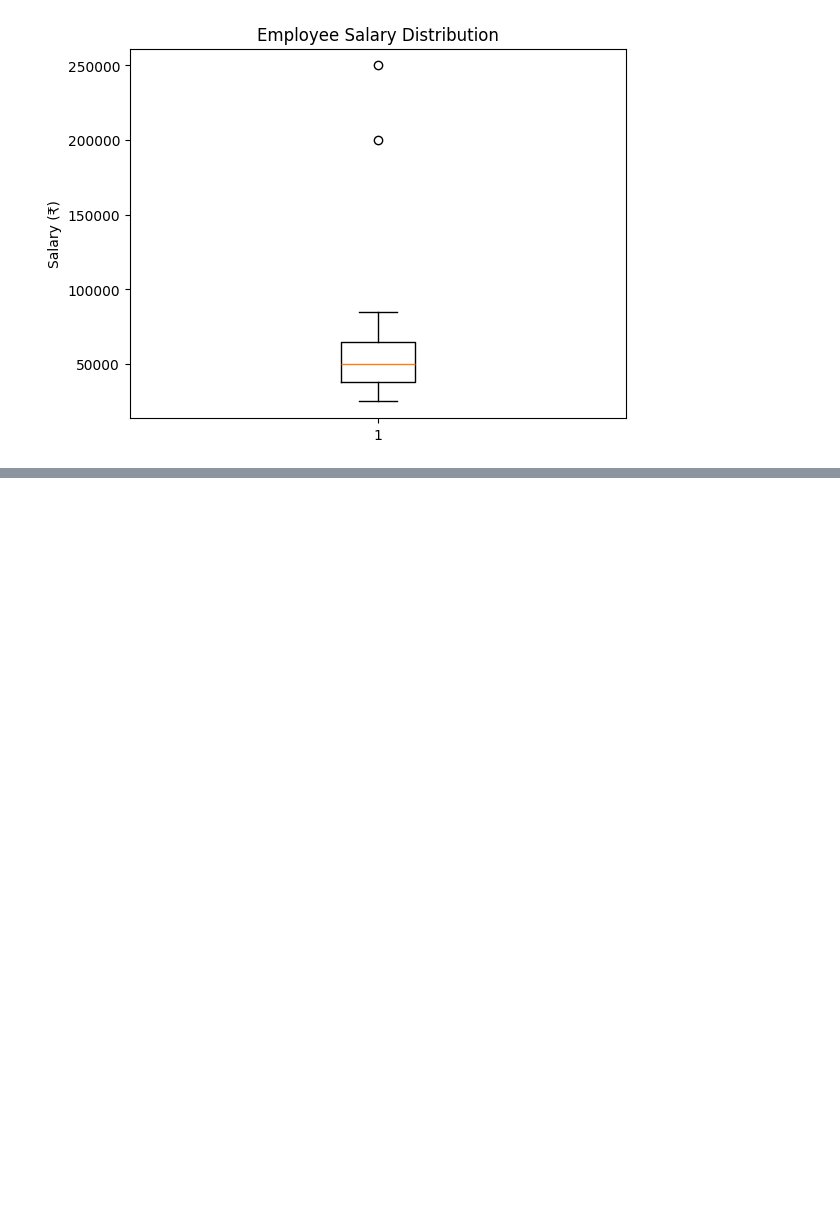
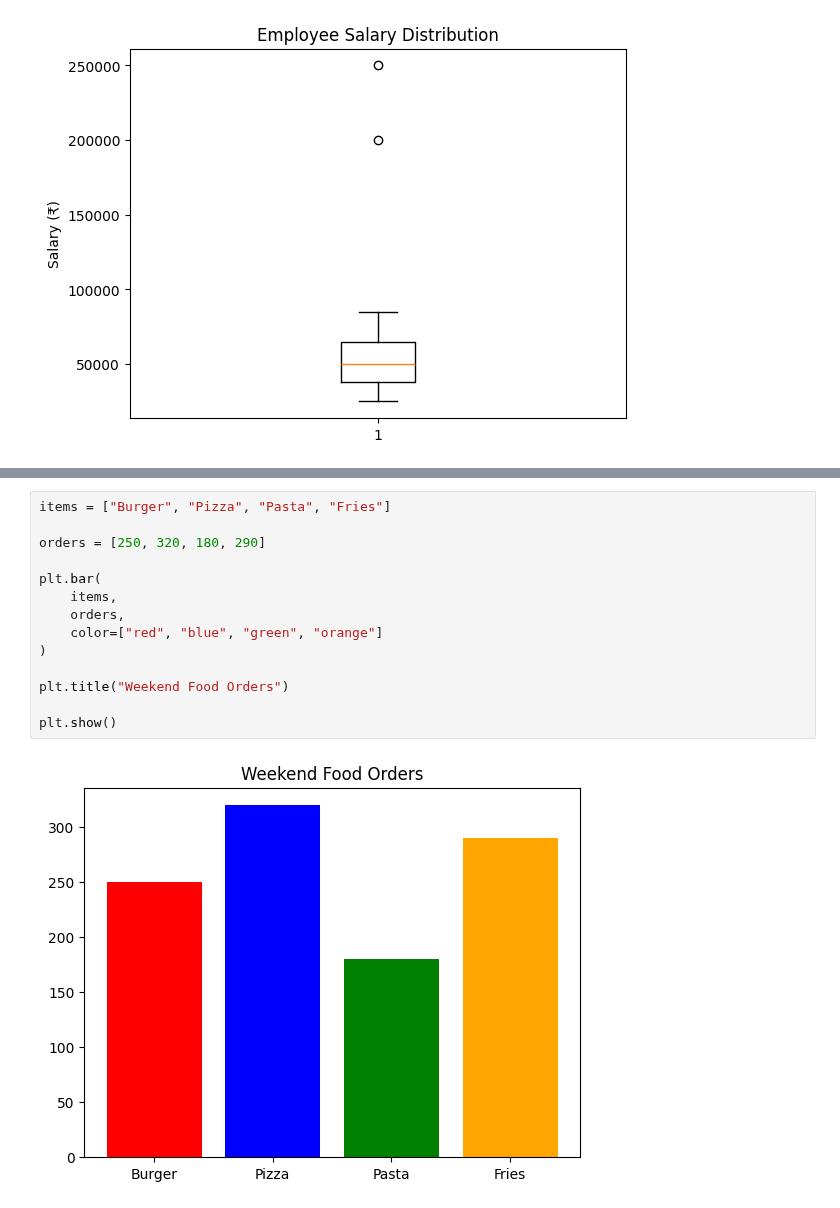
Before and after one commit to cmritdatasciencesociety-lab/Data_Analytics_Program, a Jupyter notebook: data-visualization.ipynb, the cells around one changed output, grey strips where cells are left out. Drawn from its saved outputs; the diff is of its cells as text; blank space fills up the shorter version.

Commit message:
Kaggle Notebook | Data Visualization | Version 3

```diff
--- a/data-visualization.ipynb
+++ b/data-visualization.ipynb
@@ -1164,0 +1206,16 @@ plt.show()
+# %%
+items = ["Burger", "Pizza", "Pasta", "Fries"]
+
+orders = [250, 320, 180, 290]
+
+plt.bar(
+    items,
+    orders,
+    color=["red", "blue", "green", "orange"]
+)
+
+plt.title("Weekend Food Orders")
+
+plt.show()
+# %% [output]
+[figure, added]
```
Also changed, not shown: parts of 39 cells of this notebook.
